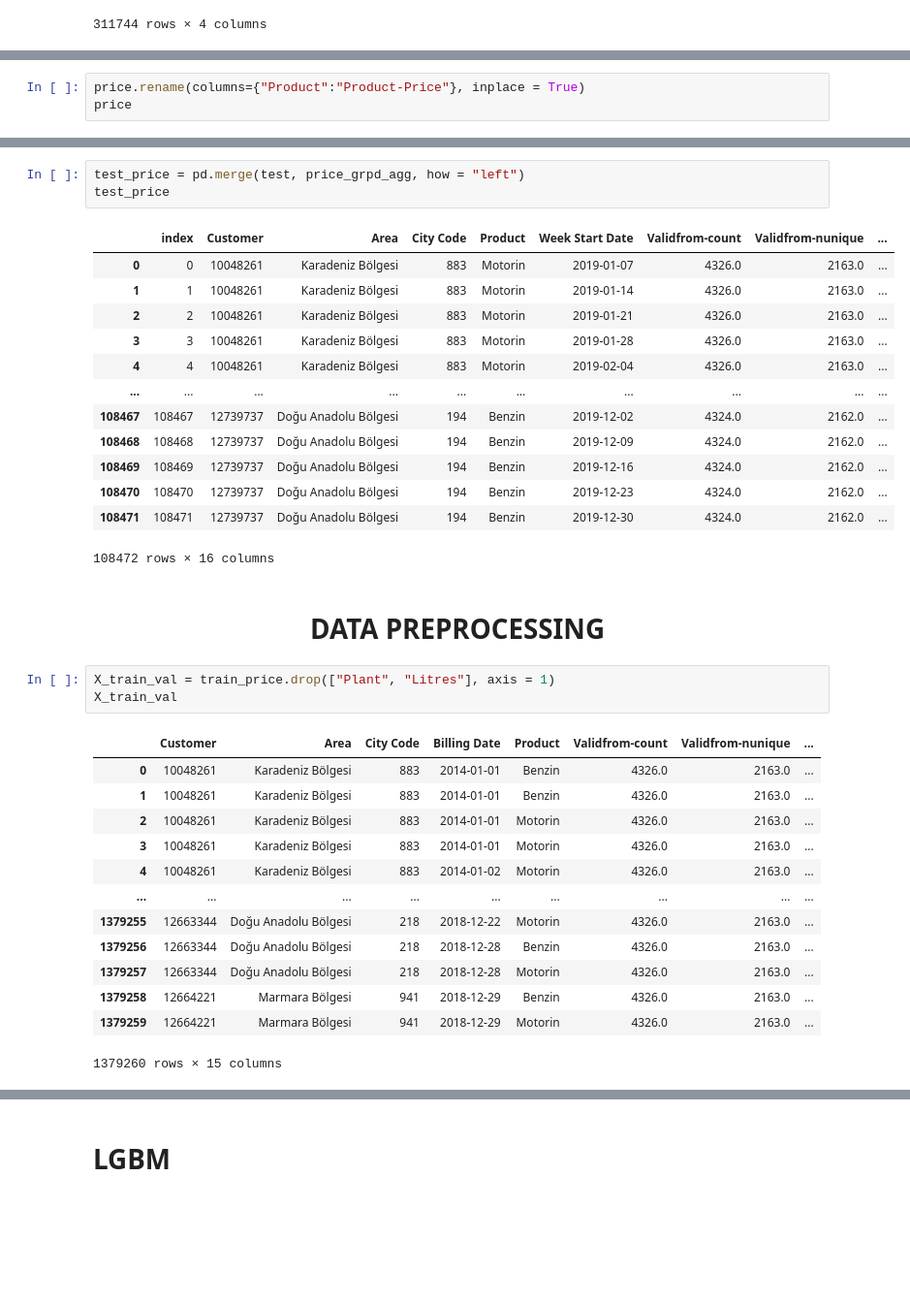
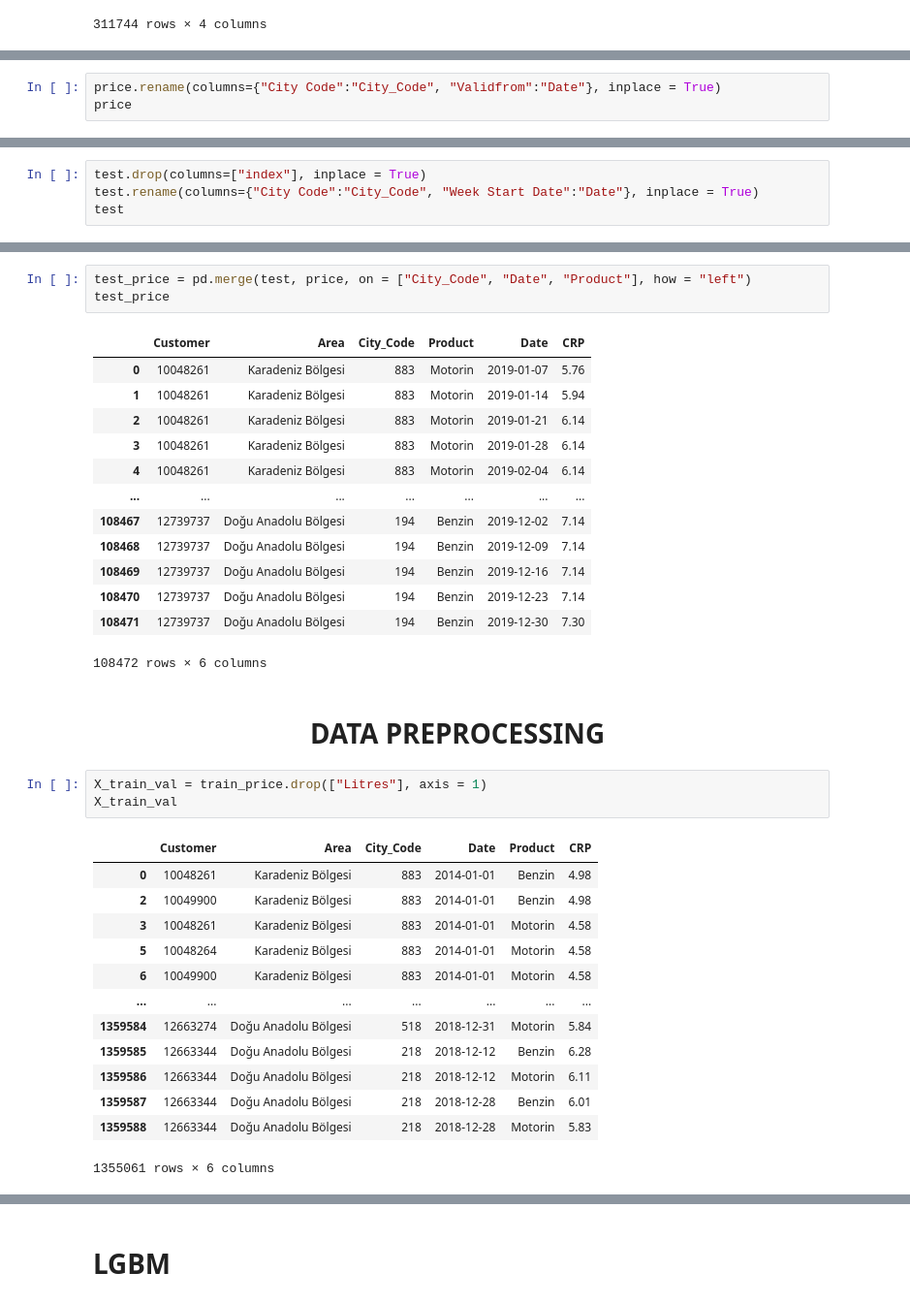
Before and after one commit to ata-turhan/Delta-ChatBot, a Jupyter notebook: Shell-GBDT.ipynb, the cells around one changed output, grey strips where cells are left out. Shown: that part at 97% size. Drawn from its saved outputs; the diff is of its cells as text; blank space fills up the shorter version.

```diff
--- a/Shell-GBDT.ipynb
+++ b/Shell-GBDT.ipynb
@@ -73,4 +92,4 @@ price
 # %%
-price.rename(columns={"Product":"Product-Price"}, inplace = True)
+price.rename(columns={"City Code":"City_Code", "Validfrom":"Date"}, inplace = True)
 price
 # %% [output]
@@ -177,0 +127,4 @@ train_price
+# %%
+test.drop(columns=["index"], inplace = True)
+test.rename(columns={"City Code":"City_Code", "Week Start Date":"Date"}, inplace = True)
+test
@@ -178,37 +145,37 @@ train_price
 # %%
-test_price = pd.merge(test, price_grpd_agg, how = "left")
+test_price = pd.merge(test, price, on = ["City_Code", "Date", "Product"], how = "left")
 test_price
 # %% [output]
-|  | index | Customer | Area | City Code | Product | Week Start Date | Validfrom-count | Validfrom-nunique | ... |
-| 0 | 0 | 10048261 | Karadeniz Bölgesi | 883 | Motorin | 2019-01-07 | 4326.0 | 2163.0 | ... |
-| 1 | 1 | 10048261 | Karadeniz Bölgesi | 883 | Motorin | 2019-01-14 | 4326.0 | 2163.0 | ... |
-| 2 | 2 | 10048261 | Karadeniz Bölgesi | 883 | Motorin | 2019-01-21 | 4326.0 | 2163.0 | ... |
-| 3 | 3 | 10048261 | Karadeniz Bölgesi | 883 | Motorin | 2019-01-28 | 4326.0 | 2163.0 | ... |
-| 4 | 4 | 10048261 | Karadeniz Bölgesi | 883 | Motorin | 2019-02-04 | 4326.0 | 2163.0 | ... |
-| ... | ... | ... | ... | ... | ... | ... | ... | ... | ... |
-| 108467 | 108467 | 12739737 | Doğu Anadolu Bölgesi | 194 | Benzin | 2019-12-02 | 4324.0 | 2162.0 | ... |
-| 108468 | 108468 | 12739737 | Doğu Anadolu Bölgesi | 194 | Benzin | 2019-12-09 | 4324.0 | 2162.0 | ... |
-| 108469 | 108469 | 12739737 | Doğu Anadolu Bölgesi | 194 | Benzin | 2019-12-16 | 4324.0 | 2162.0 | ... |
-| 108470 | 108470 | 12739737 | Doğu Anadolu Bölgesi | 194 | Benzin | 2019-12-23 | 4324.0 | 2162.0 | ... |
-| 108471 | 108471 | 12739737 | Doğu Anadolu Bölgesi | 194 | Benzin | 2019-12-30 | 4324.0 | 2162.0 | ... |
+|  | Customer | Area | City_Code | Product | Date | CRP |
+| 0 | 10048261 | Karadeniz Bölgesi | 883 | Motorin | 2019-01-07 | 5.76 |
+| 1 | 10048261 | Karadeniz Bölgesi | 883 | Motorin | 2019-01-14 | 5.94 |
+| 2 | 10048261 | Karadeniz Bölgesi | 883 | Motorin | 2019-01-21 | 6.14 |
+| 3 | 10048261 | Karadeniz Bölgesi | 883 | Motorin | 2019-01-28 | 6.14 |
+| 4 | 10048261 | Karadeniz Bölgesi | 883 | Motorin | 2019-02-04 | 6.14 |
+| ... | ... | ... | ... | ... | ... | ... |
+| 108467 | 12739737 | Doğu Anadolu Bölgesi | 194 | Benzin | 2019-12-02 | 7.14 |
+| 108468 | 12739737 | Doğu Anadolu Bölgesi | 194 | Benzin | 2019-12-09 | 7.14 |
+| 108469 | 12739737 | Doğu Anadolu Bölgesi | 194 | Benzin | 2019-12-16 | 7.14 |
+| 108470 | 12739737 | Doğu Anadolu Bölgesi | 194 | Benzin | 2019-12-23 | 7.14 |
+| 108471 | 12739737 | Doğu Anadolu Bölgesi | 194 | Benzin | 2019-12-30 | 7.30 |
-108472 rows × 16 columns
+108472 rows × 6 columns
 # %% [markdown]
-# <h1 align="center"> DATA PREPROCESSING </h1>
+# <h1><center> DATA PREPROCESSING </center></h1>
 # %%
-X_train_val = train_price.drop(["Plant", "Litres"], axis = 1)
+X_train_val = train_price.drop(["Litres"], axis = 1)
 X_train_val
 # %% [output]
-|  | Customer | Area | City Code | Billing Date | Product | Validfrom-count | Validfrom-nunique | ... |
-| 0 | 10048261 | Karadeniz Bölgesi | 883 | 2014-01-01 | Benzin | 4326.0 | 2163.0 | ... |
-| 1 | 10048261 | Karadeniz Bölgesi | 883 | 2014-01-01 | Benzin | 4326.0 | 2163.0 | ... |
-| 2 | 10048261 | Karadeniz Bölgesi | 883 | 2014-01-01 | Motorin | 4326.0 | 2163.0 | ... |
-| 3 | 10048261 | Karadeniz Bölgesi | 883 | 2014-01-01 | Motorin | 4326.0 | 2163.0 | ... |
-| 4 | 10048261 | Karadeniz Bölgesi | 883 | 2014-01-02 | Motorin | 4326.0 | 2163.0 | ... |
-| ... | ... | ... | ... | ... | ... | ... | ... | ... |
-| 1379255 | 12663344 | Doğu Anadolu Bölgesi | 218 | 2018-12-22 | Motorin | 4326.0 | 2163.0 | ... |
-| 1379256 | 12663344 | Doğu Anadolu Bölgesi | 218 | 2018-12-28 | Benzin | 4326.0 | 2163.0 | ... |
-| 1379257 | 12663344 | Doğu Anadolu Bölgesi | 218 | 2018-12-28 | Motorin | 4326.0 | 2163.0 | ... |
-| 1379258 | 12664221 | Marmara Bölgesi | 941 | 2018-12-29 | Benzin | 4326.0 | 2163.0 | ... |
-| 1379259 | 12664221 | Marmara Bölgesi | 941 | 2018-12-29 | Motorin | 4326.0 | 2163.0 | ... |
+|  | Customer | Area | City_Code | Date | Product | CRP |
+| 0 | 10048261 | Karadeniz Bölgesi | 883 | 2014-01-01 | Benzin | 4.98 |
+| 2 | 10049900 | Karadeniz Bölgesi | 883 | 2014-01-01 | Benzin | 4.98 |
+| 3 | 10048261 | Karadeniz Bölgesi | 883 | 2014-01-01 | Motorin | 4.58 |
+| 5 | 10048264 | Karadeniz Bölgesi | 883 | 2014-01-01 | Motorin | 4.58 |
+| 6 | 10049900 | Karadeniz Bölgesi | 883 | 2014-01-01 | Motorin | 4.58 |
+| ... | ... | ... | ... | ... | ... | ... |
+| 1359584 | 12663274 | Doğu Anadolu Bölgesi | 518 | 2018-12-31 | Motorin | 5.84 |
+| 1359585 | 12663344 | Doğu Anadolu Bölgesi | 218 | 2018-12-12 | Benzin | 6.28 |
+| 1359586 | 12663344 | Doğu Anadolu Bölgesi | 218 | 2018-12-12 | Motorin | 6.11 |
+| 1359587 | 12663344 | Doğu Anadolu Bölgesi | 218 | 2018-12-28 | Benzin | 6.01 |
+| 1359588 | 12663344 | Doğu Anadolu Bölgesi | 218 | 2018-12-28 | Motorin | 5.83 |
-1379260 rows × 15 columns
+1355061 rows × 6 columns
 # %%
```
Also changed, not shown: parts of 40 cells of this notebook.
